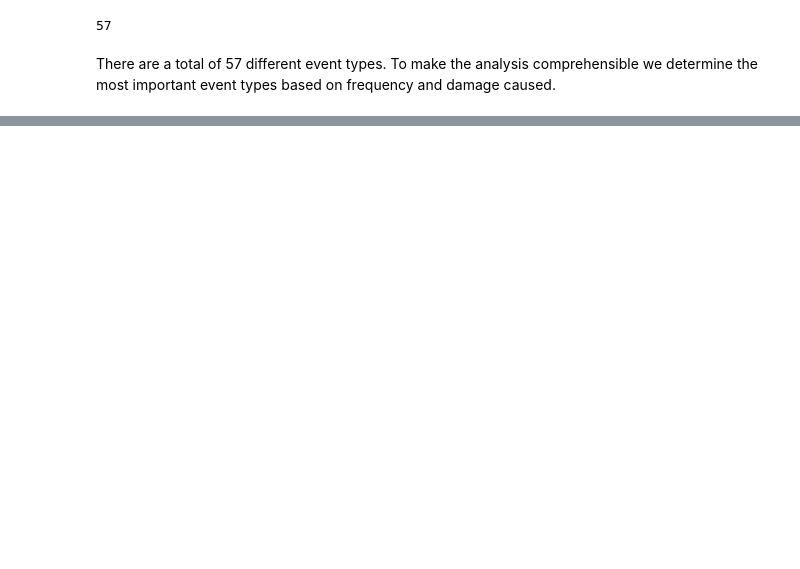
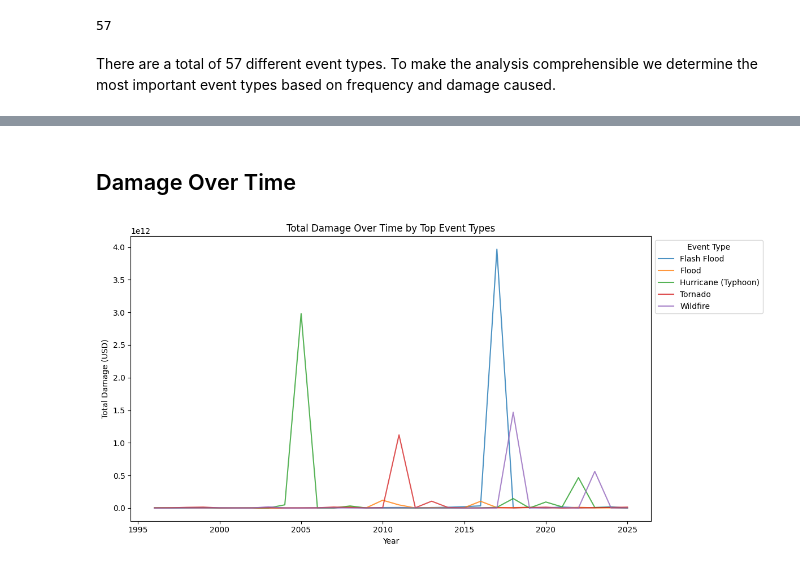
Before and after one commit to sushmita212/Parametric_Weather_Risk_Modeling, a Jupyter notebook: notebooks/storm_patterns_analysis.ipynb, the cells around one changed output, grey strips where cells are left out. Drawn from its saved outputs; the diff is of its cells as text; code cells hidden in the pictures; blank space fills up the shorter version.

Commit message:
event importance analysis

```diff
--- a/notebooks/storm_patterns_analysis.ipynb
+++ b/notebooks/storm_patterns_analysis.ipynb
@@ -62,0 +91,32 @@ event_types
+# %% [markdown]
+## Damage Over Time
+# %%
+# Aggregate damages by year and event type
+damage_trend = df.groupby(["YEAR", "EVENT_TYPE"])["TOTAL_DAMAGE"].sum().reset_index()
+
+# Pick top N event types by overall damages
+top_event_types = (
+    damage_trend.groupby("EVENT_TYPE")["TOTAL_DAMAGE"].sum()
+    .sort_values(ascending=False)
+    .head(5)
+    .index
+)
+
+# Keep only top event types
+damage_trend_top = damage_trend[damage_trend["EVENT_TYPE"].isin(top_event_types)]
+
+# Pivot to wide format for stacked area
+damage_pivot = damage_trend_top.pivot(index="YEAR", columns="EVENT_TYPE", values="TOTAL_DAMAGE").fillna(0)
+
+# Plot stacked area
+plt.figure(figsize=(12, 6))
+damage_pivot.plot(ax=plt.gca(), alpha=0.8)
+
+plt.title("Total Damage Over Time by Top Event Types")
+plt.xlabel("Year")
+plt.ylabel("Total Damage (USD)")
+plt.legend(title="Event Type", loc="upper left", bbox_to_anchor=(1, 1))
+plt.tight_layout()
+plt.show()
+# %% [output]
+[figure, added]
```
Also changed, not shown: parts of 11 cells of this notebook, 1 other file.
